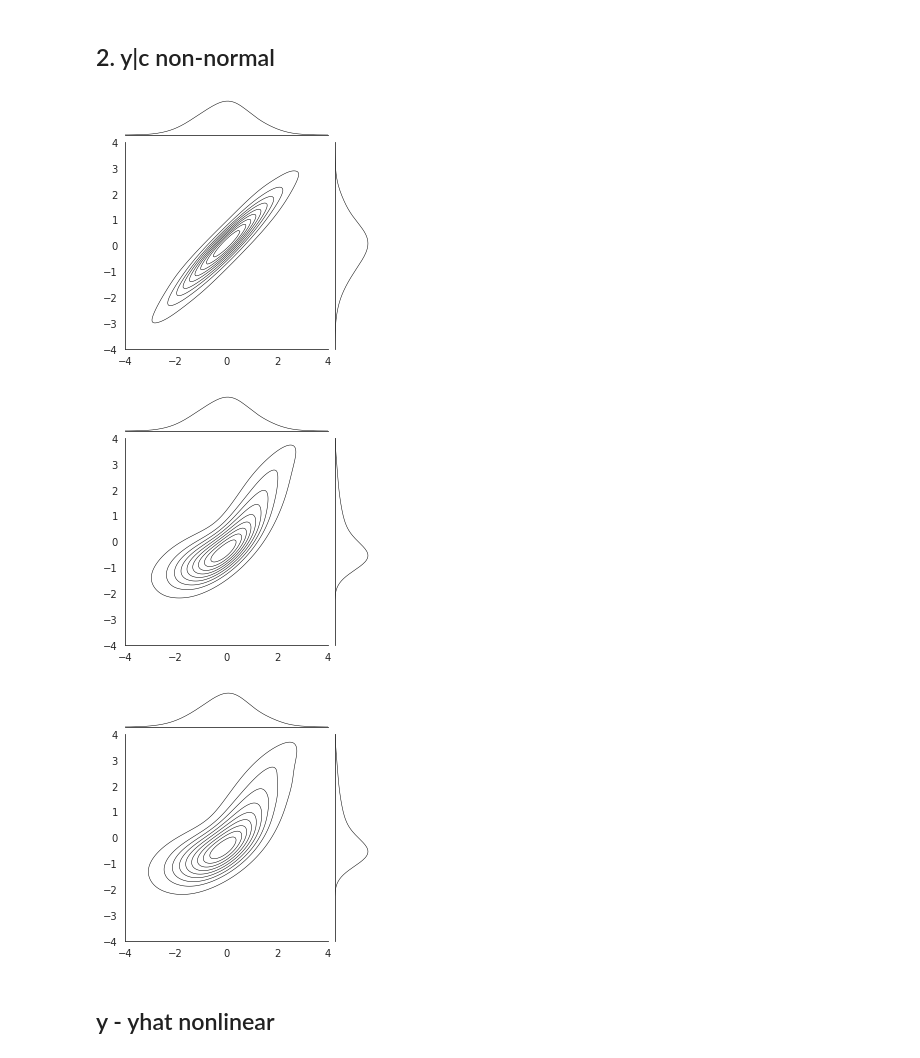
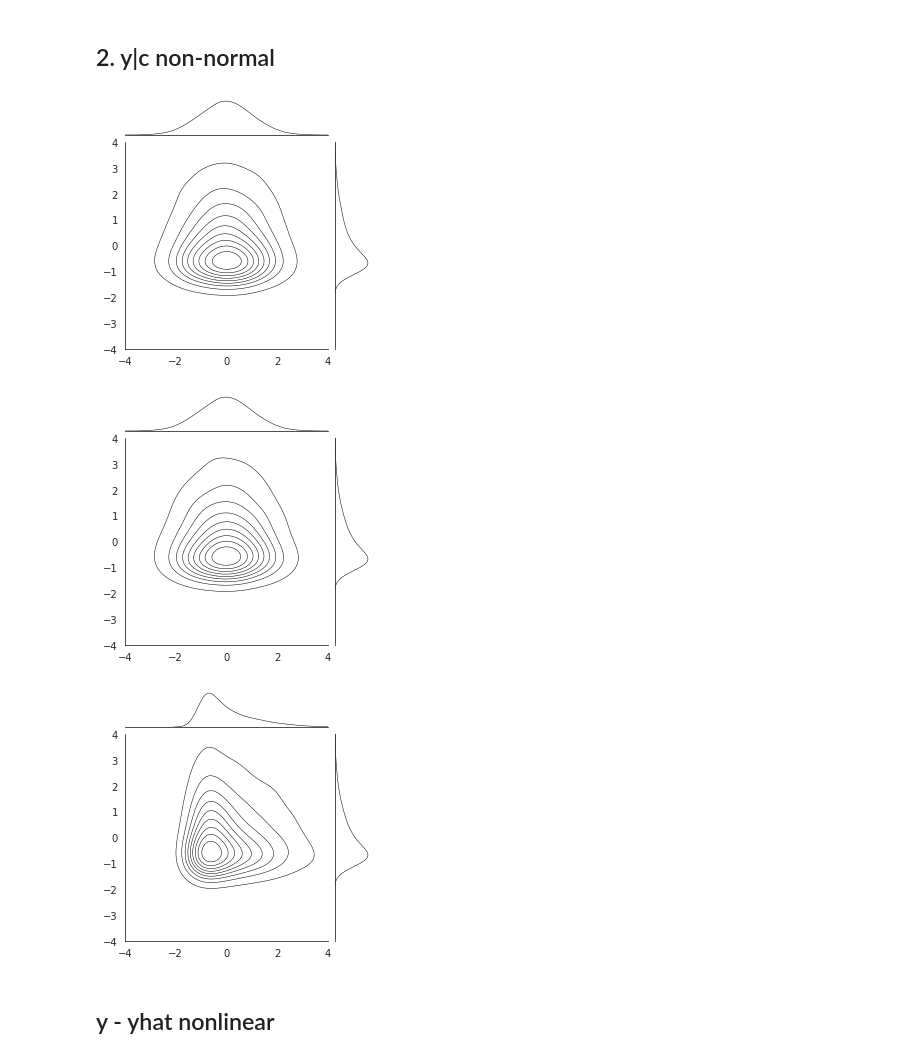
Before and after one commit to pni-lab/mlconfound-manuscript, a Jupyter notebook: simulated/plot_simulations.ipynb, the cells around one changed output. Cells and saved outputs as stored; diff of their text form; code cells hidden in the pictures.

```diff
--- a/simulated/plot_simulations.ipynb
+++ b/simulated/plot_simulations.ipynb
@@ -12,8 +13,8 @@ import matplotlib.pyplot as plt
 N=1
 n=10000
 
-w_yc=3
-w_yyhat=3
+w_yc=0.33
+w_yyhat=0.66
 w_cyhat=0
 # %% [markdown]
 ## 1. all normal and linear
@@ -51,28 +52,28 @@ with sns.axes_style("white"):
 # %%
 y, c, yhat =simulate_y_c_yhat(w_yc=w_yc,
                               w_yyhat=w_yyhat, w_cyhat=w_cyhat,
-                              n=1000,
+                              n=n,
                               random_state=42,
                               delta=1,
                               epsilon=-5)
 with sns.axes_style("white"):
     sns.jointplot(x=y,y=c, kind="kde", height=4,
                   marginal_kws={"color":"black", "lw":0.5, "bw_adjust":2},
                   joint_kws={"colors":"black", "linewidths":0.5, "bw_adjust":2},
                   xlim = (-4,4), ylim = (-4,4))
     sns.jointplot(x=y,y=yhat, kind="kde", height=4,
                   marginal_kws={"color":"black", "lw":0.5, "bw_adjust":2},
                   joint_kws={"colors":"black", "linewidths":0.5, "bw_adjust":2},
                   xlim = (-4,4), ylim = (-4,4))
 
     sns.jointplot(x=c,y=yhat, kind="kde", height=4,
                   marginal_kws={"color":"black", "lw":0.5, "bw_adjust":2},
                   joint_kws={"colors":"black", "linewidths":0.5, "bw_adjust":2},
                   xlim = (-4,4), ylim = (-4,4))
 # %% [output]
-[figure, old version]
+[figure, new version]
-[figure, old version]
+[figure, new version]
-[figure, old version]
+[figure, new version]
 # %% [markdown]
 ## y - yhat nonlinear
 # %%
```
Also changed, not shown: parts of 16 cells of this notebook, 3 other files.
